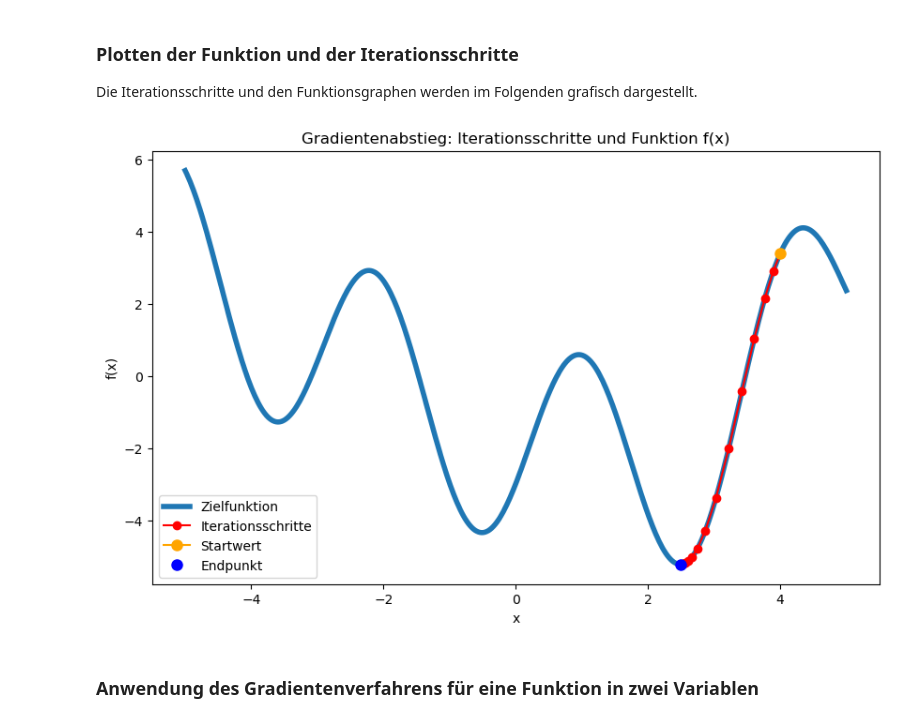
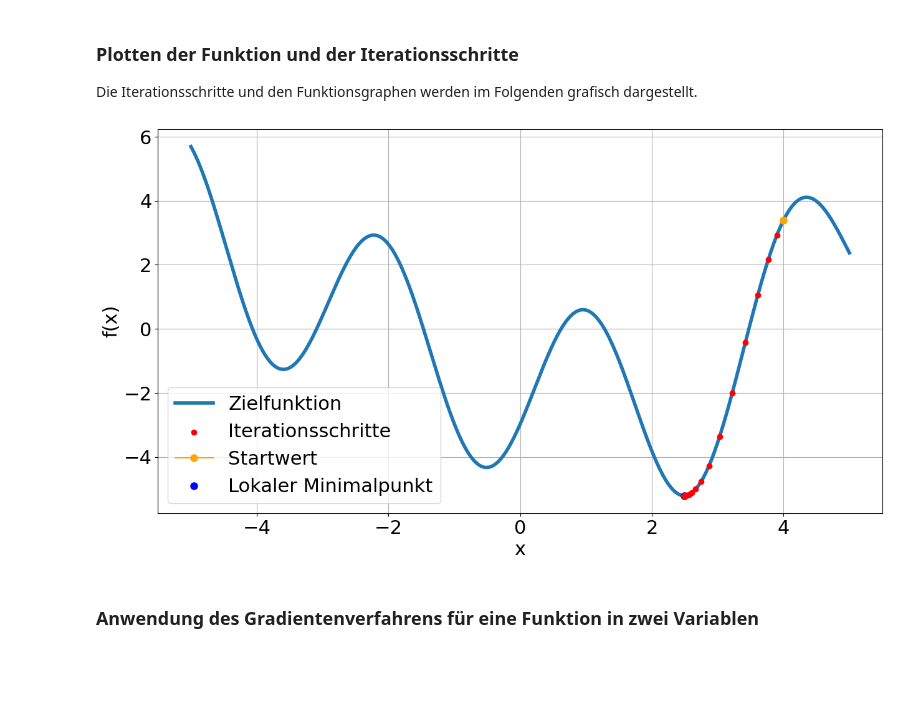
Before and after one commit to Schoenbrodt/KI-Bildung-im-MU, a Jupyter notebook: numerische_Optimierungsverfahren.ipynb, the cells around one changed output. Saved outputs shown, nothing was run; the diff lists cells and outputs as text; code cells hidden in the pictures; blank space fills up the shorter version.

```diff
--- a/numerische_Optimierungsverfahren.ipynb
+++ b/numerische_Optimierungsverfahren.ipynb
@@ -198,28 +138,32 @@ Die Iterationsschritte und den Funktionsgraphen werden im Folgenden grafisch dar
 # %%
 # Erzeuge die Werte für den Plot
 x = np.linspace(-5, 5, 400)
 y = np.array([f_eindim(xi) for xi in x])
 
 # Plot der Funktion
-plt.figure(figsize=(10, 6))
+plt.figure(figsize=(15, 8))
 plt.plot(x, y, label = 'Zielfunktion', linewidth = 4)
 
 # Plot der Iterationsschritte
-plt.plot(iterations, [f_eindim(xi) for xi in iterations], 'ro-', label='Iterationsschritte')
+plt.scatter(iterations, [f_eindim(xi) for xi in iterations], marker='o', color='red', label='Iterationsschritte', zorder=3)
 
 # Markiere den Startpunkt und den Endpunkt
 plt.plot(start_x, f_eindim(start_x), color='orange',markersize=8,  marker='o', label='Startwert', zorder=3)
-plt.plot(optimal_x, f_eindim(optimal_x), 'bo', markersize=8, label='Endpunkt')
+plt.plot(optimal_x, f_eindim(optimal_x), 'bo', markersize=8, label='Lokaler Minimalpunkt')
 
 # Achsenbeschriftungen und Titel
-plt.xlabel('x')
-plt.ylabel('f(x)')
-plt.legend()
-plt.title('Gradientenabstieg: Iterationsschritte und Funktion f(x)')
+plt.xlabel('x', fontsize = 22)
+plt.ylabel('f(x)', fontsize = 22)
+
+# Skalenwerte auf Achsen vergrößern
+plt.xticks(fontsize=22)
+plt.yticks(fontsize=22)
+plt.legend(fontsize=22)
+plt.grid(True)
 
 plt.show()
 # %% [output]
-[figure, old version]
+[figure, new version]
 # %% [markdown]
 ### Anwendung des Gradientenverfahrens für eine Funktion in zwei Variablen
 # %%
```
Also changed, not shown: parts of 8 cells of this notebook, 1 other file.
